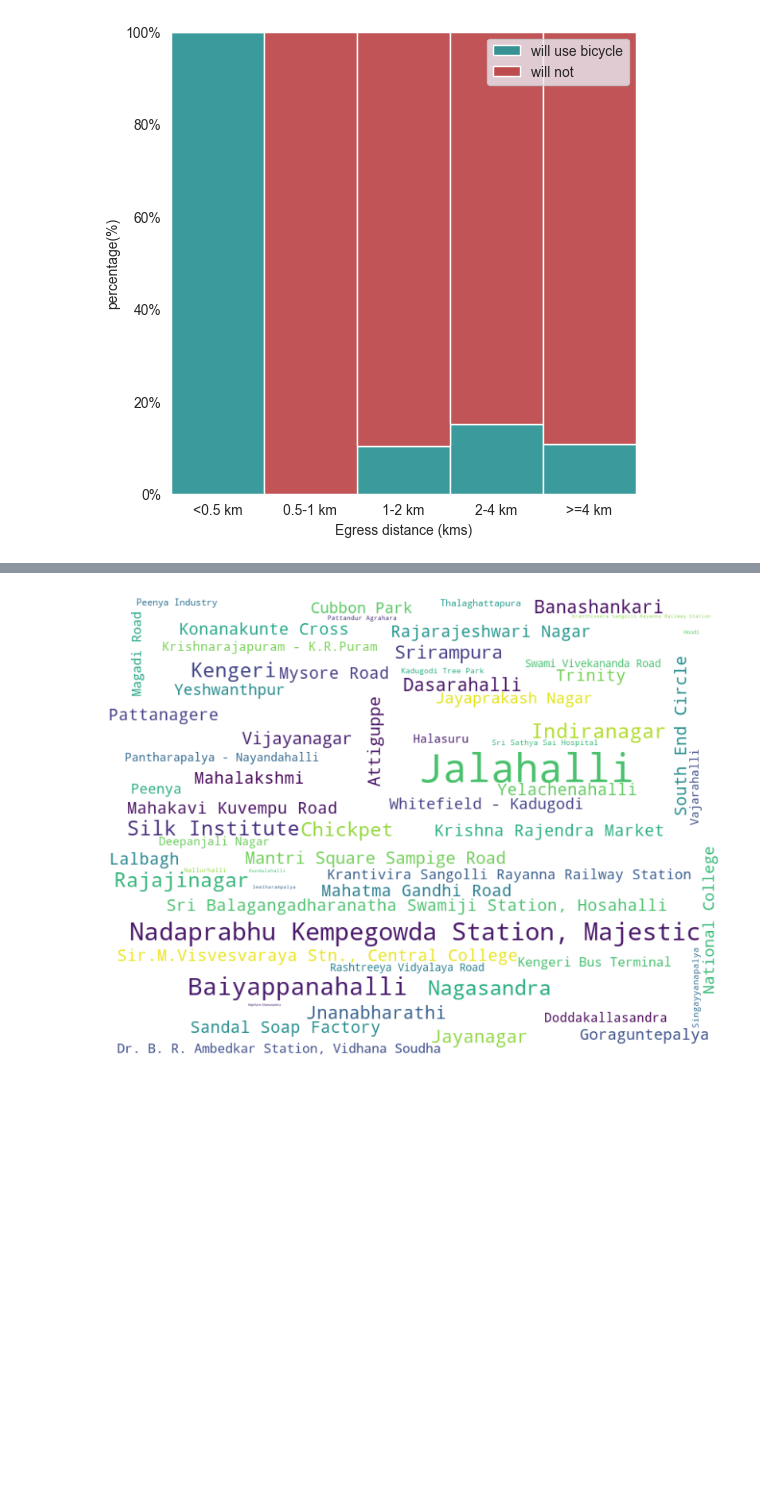
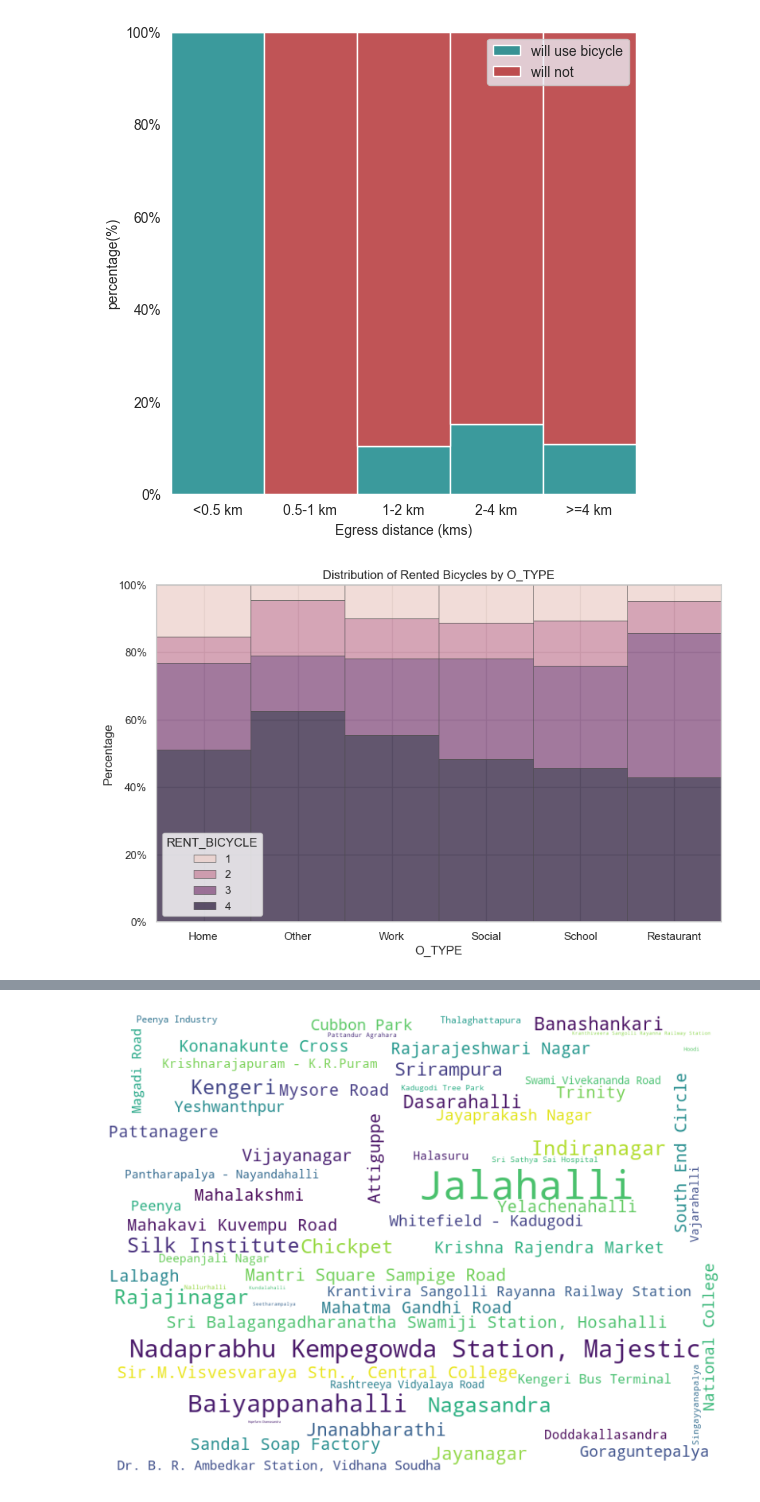
Before and after one commit to Gavaskar24/Metro, a Jupyter notebook: EDA.ipynb, the cells around one changed output, grey strips where cells are left out. Drawn from its saved outputs; the diff is of its cells as text; code cells hidden in the pictures; blank space fills up the shorter version.

```diff
--- a/EDA.ipynb
+++ b/EDA.ipynb
@@ -1903,0 +2009,25 @@ import matplotlib.pyplot as plt
+# %%
+import seaborn as sns
+import matplotlib.pyplot as plt
+
+
+# Assuming df is your DataFrame with columns 'O_TYPE' and 'RENT_BICYCLE'
+
+# Set a custom style for the plot
+sns.set(style="whitegrid", palette="pastel")
+
+# Create the histogram
+plt.figure(figsize=(10, 6))
+sns.histplot(data=df, x="O_TYPE", hue="RENT_BICYCLE", multiple='fill', stat='percent', edgecolor=".3", linewidth=0.5)
+
+# Customize the plot further if needed
+plt.title("Distribution of Rented Bicycles by O_TYPE")
+plt.xlabel("O_TYPE")
+plt.ylabel("Percentage")
+# multiply the y-axis by 100
+plt.gca().yaxis.set_major_formatter(FuncFormatter(lambda y, _: f'{y:.0%}'))
+
+# Show the plot
+plt.show()
+# %% [output]
+[figure, added]
```
Also changed, not shown: parts of 17 cells of this notebook, 3 other files.
